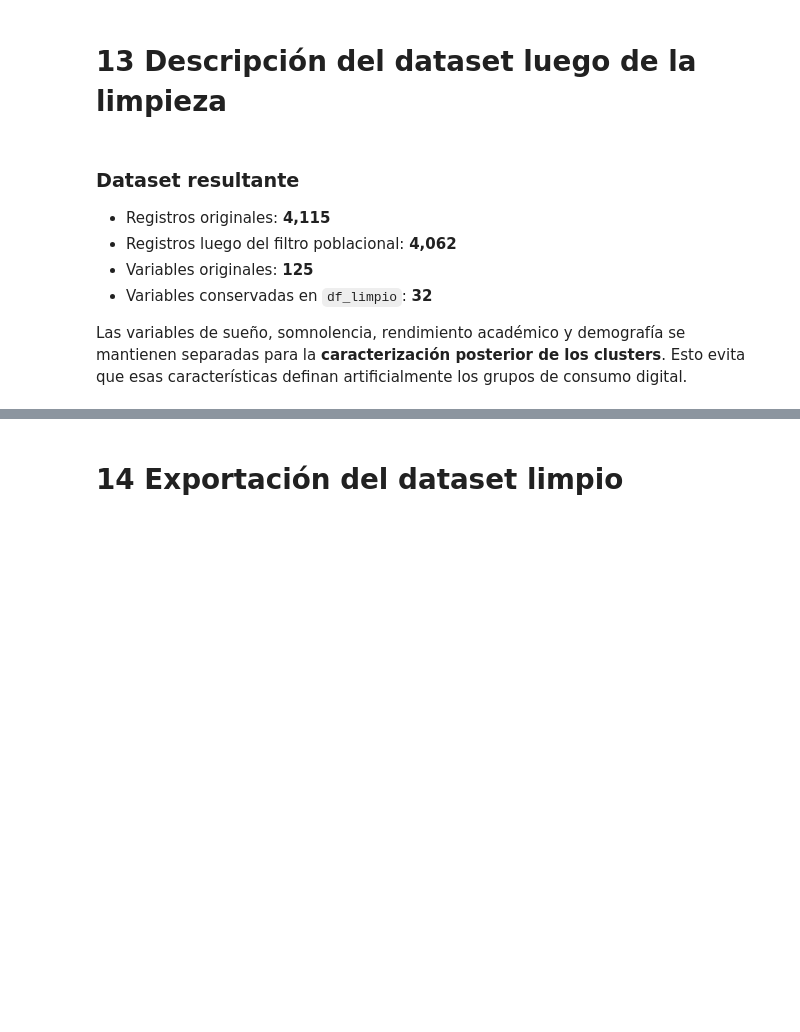
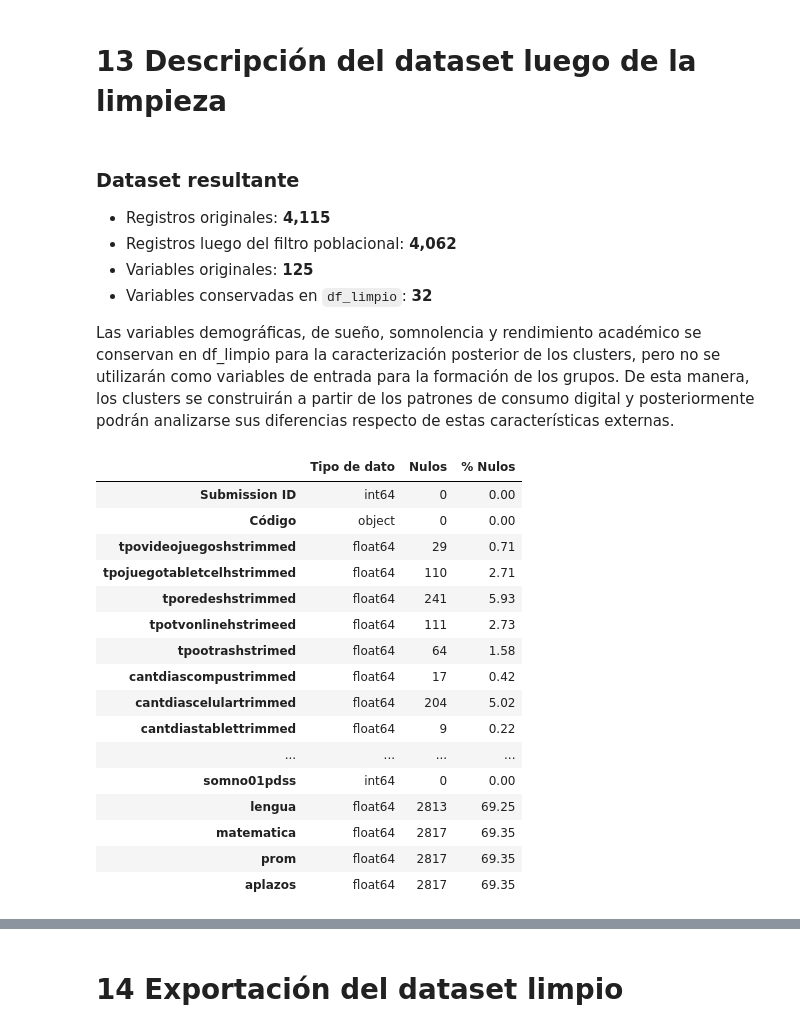
Before and after one commit to ChronosXV/Aprendizaje-Automatico, a Jupyter notebook: EDA_Consumo_Digital_Adolescentes_v2.ipynb, the cells around one changed output, grey strips where cells are left out. Drawn from its saved outputs; the diff is of its cells as text; code cells hidden in the pictures; blank space fills up the shorter version.

```diff
--- a/EDA_Consumo_Digital_Adolescentes_v2.ipynb
+++ b/EDA_Consumo_Digital_Adolescentes_v2.ipynb
@@ -1461,16 +1464,20 @@ Esta selección permite reducir la dimensionalidad y trabajar con un conjunto de
 # %% [markdown]
 # 12 Limpieza y preprocesamiento
 # %%
-# Eliminar columnas con alto % de datos nulos
-df_limpio=df.copy()
-df_limpio=df_limpio[variables_identificacion +
-                         variables_intensidad +
-                         variables_dispositivos +
-                         variables_contexto +
-                         variables_caracterizacion_demografica +
-                         variables_caracterizacion_sueno +
-                         variables_caracterizacion_somnolencia +
-                         variables_caracterizacion_academica]
+# Selección de variables relevantes para la segmentación
+# y posterior caracterización de los clusters
+df_limpio = df.copy()
+
+df_limpio = df_limpio[
+    variables_identificacion +
+    variables_intensidad +
+    variables_dispositivos +
+    variables_contexto +
+    variables_caracterizacion_demografica +
+    variables_caracterizacion_sueno +
+    variables_caracterizacion_somnolencia +
+    variables_caracterizacion_academica
+].copy()
 # %%
 print("Cant. Variables df_limpio",df_limpio.shape[1])
 # %% [output]
@@ -1538,7 +1559,7 @@ display(Markdown(f'''
 - Variables originales: **{n_vars_original}**
 - Variables conservadas en `df_limpio`: **{n_vars_limpio}**
 
-Las variables de sueño, somnolencia, rendimiento académico y demografía se mantienen separadas para la **caracterización posterior de los clusters**. Esto evita que esas características definan artificialmente los grupos de consumo digital.
+Las variables demográficas, de sueño, somnolencia y rendimiento académico se conservan en df_limpio para la caracterización posterior de los clusters, pero no se utilizarán como variables de entrada para la formación de los grupos. De esta manera, los clusters se construirán a partir de los patrones de consumo digital y posteriormente podrán analizarse sus diferencias respecto de estas características externas.
 '''))
 # %% [output]
 
@@ -1549,4 +1570,31 @@ Las variables de sueño, somnolencia, rendimiento académico y demografía se ma
 - Variables originales: **125**
 - Variables conservadas en `df_limpio`: **32**
 
-Las variables de sueño, somnolencia, rendimiento académico y demografía se mantienen separadas para la **caracterización posterior de los clusters**. Esto evita que esas características definan artificialmente los grupos de consumo digital.
+Las variables demográficas, de sueño, somnolencia y rendimiento académico se conservan en df_limpio para la caracterización posterior de los clusters, pero no se utilizarán como variables de entrada para la formación de los grupos. De esta manera, los clusters se construirán a partir de los patrones de consumo digital y posteriormente podrán analizarse sus diferencias respecto de estas características externas.
+# %%
+# Resumen de la estructura del dataset resultante
+resumen_limpio = pd.DataFrame({
+    "Tipo de dato": df_limpio.dtypes.astype(str),
+    "Nulos": df_limpio.isna().sum(),
+    "% Nulos": (df_limpio.isna().mean() * 100).round(2)
+})
+
+display(resumen_limpio)
+# %% [output]
+|  | Tipo de dato | Nulos | % Nulos |
+| Submission ID | int64 | 0 | 0.00 |
+| Código | object | 0 | 0.00 |
+| tpovideojuegoshstrimmed | float64 | 29 | 0.71 |
+| tpojuegotabletcelhstrimmed | float64 | 110 | 2.71 |
+| tporedeshstrimmed | float64 | 241 | 5.93 |
+| tpotvonlinehstrimeed | float64 | 111 | 2.73 |
+| tpootrashstrimed | float64 | 64 | 1.58 |
+| cantdiascompustrimmed | float64 | 17 | 0.42 |
+| cantdiascelulartrimmed | float64 | 204 | 5.02 |
+| cantdiastablettrimmed | float64 | 9 | 0.22 |
+| ... | ... | ... | ... |
+| somno01pdss | int64 | 0 | 0.00 |
+| lengua | float64 | 2813 | 69.25 |
+| matematica | float64 | 2817 | 69.35 |
+| prom | float64 | 2817 | 69.35 |
+| aplazos | float64 | 2817 | 69.35 |
```
Also changed, not shown: parts of 10 cells of this notebook.
